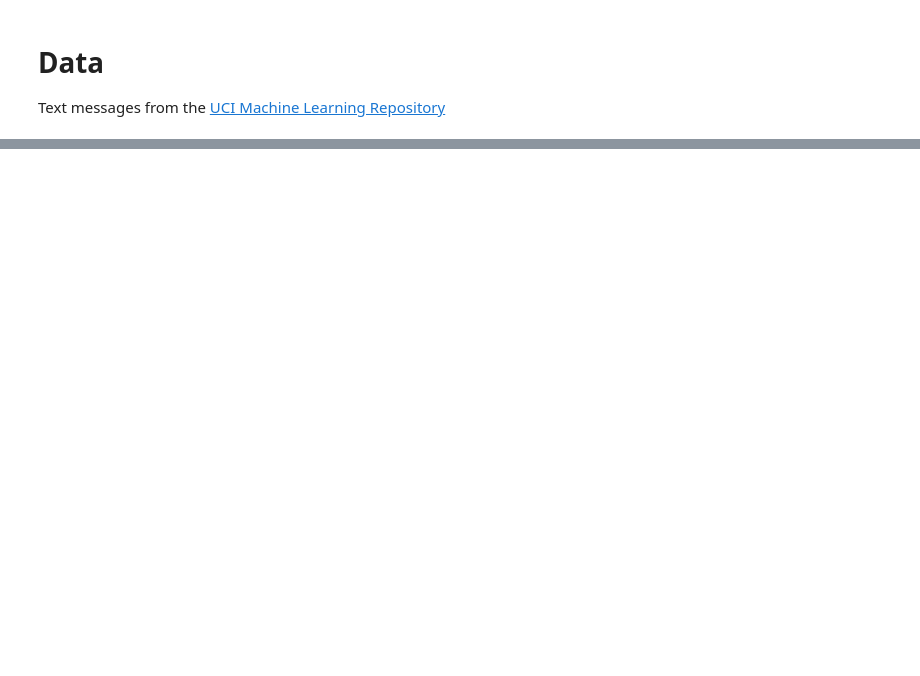
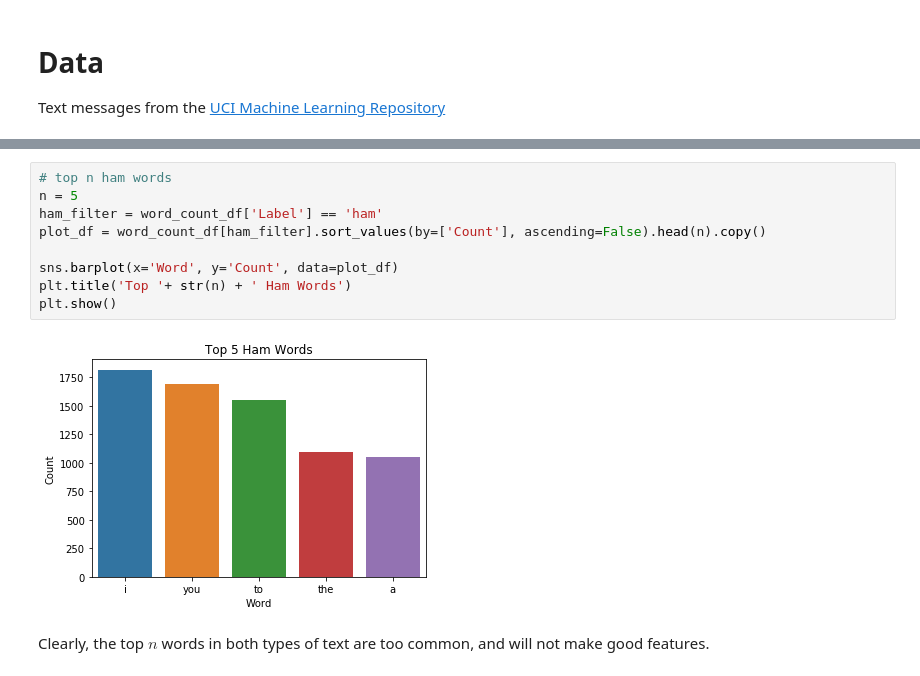
Before and after one commit to elouden/NLP-Exploration, a Jupyter notebook: Spam Classifier.ipynb, the cells around one changed output, grey strips where cells are left out. Saved outputs shown, nothing was run; the diff lists cells and outputs as text; blank space fills up the shorter version.

```diff
--- a/Spam Classifier.ipynb
+++ b/Spam Classifier.ipynb
@@ -42,0 +186,13 @@ pd.read_table(os.path.join('data', 'smsspamcollection', 'SMSSpamCollection'))
+# %%
+# top n ham words
+n = 5
+ham_filter = word_count_df['Label'] == 'ham'
+plot_df = word_count_df[ham_filter].sort_values(by=['Count'], ascending=False).head(n).copy()
+
+sns.barplot(x='Word', y='Count', data=plot_df)
+plt.title('Top '+ str(n) + ' Ham Words')
+plt.show()
+# %% [output]
+[figure, added]
+# %% [markdown]
+Clearly, the top $n$ words in both types of text are too common, and will not make good features.
```
Also changed, not shown: parts of 11 cells of this notebook.
